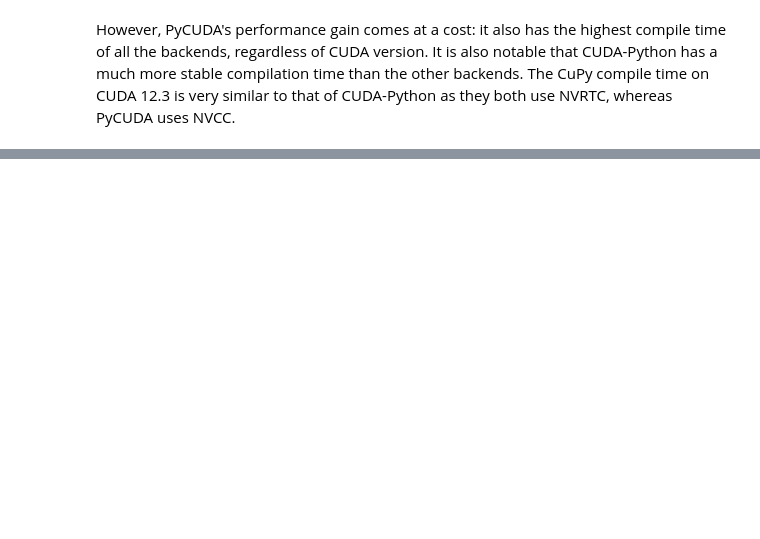
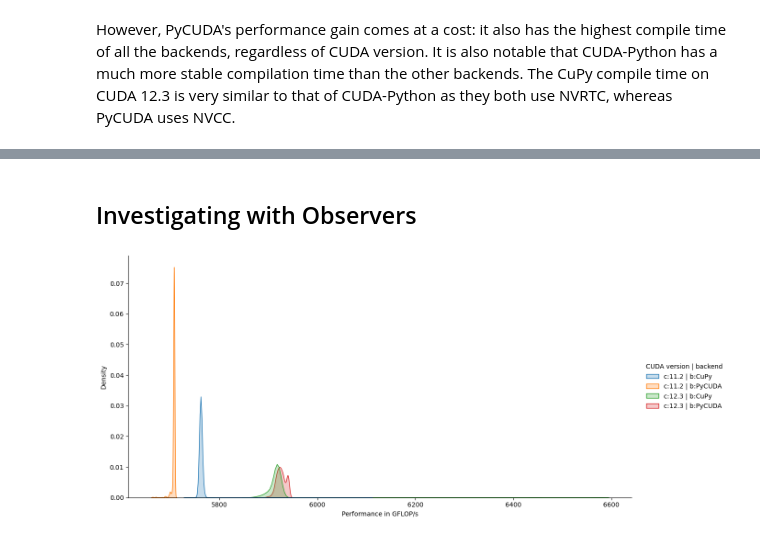
Before and after one commit to fjwillemsen/kernel_tuner_paper, a Jupyter notebook: test_backends.ipynb, the cells around one changed output, grey strips where cells are left out. Cells and saved outputs as stored; diff of their text form; code cells hidden in the pictures; blank space fills up the shorter version.

```diff
--- a/test_backends.ipynb
+++ b/test_backends.ipynb
@@ -80,0 +93,9 @@ Text(0, 0.98, 'backend | CUDA version')
+# %% [markdown]
+## Investigating with Observers
+# %%
+df = get_dataframe(observers=True)
+# %%
+g = sns.displot(data=df.sort_values(['CUDA version', 'backend']), x='GFLOP/s', hue='CUDA version | backend', kind='kde', fill=True, height=plot_height, aspect=plot_aspect)
+g = g.set_xlabels("Performance in GFLOP/s")
+# %% [output]
+[figure, added]
```
Also changed, not shown: parts of 12 cells of this notebook.
